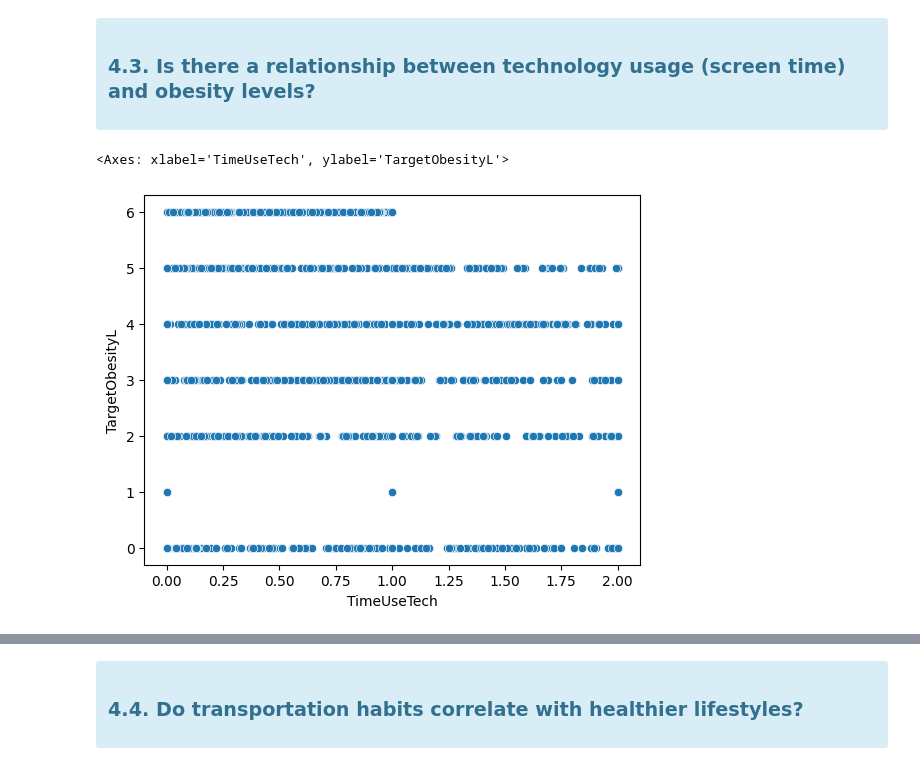
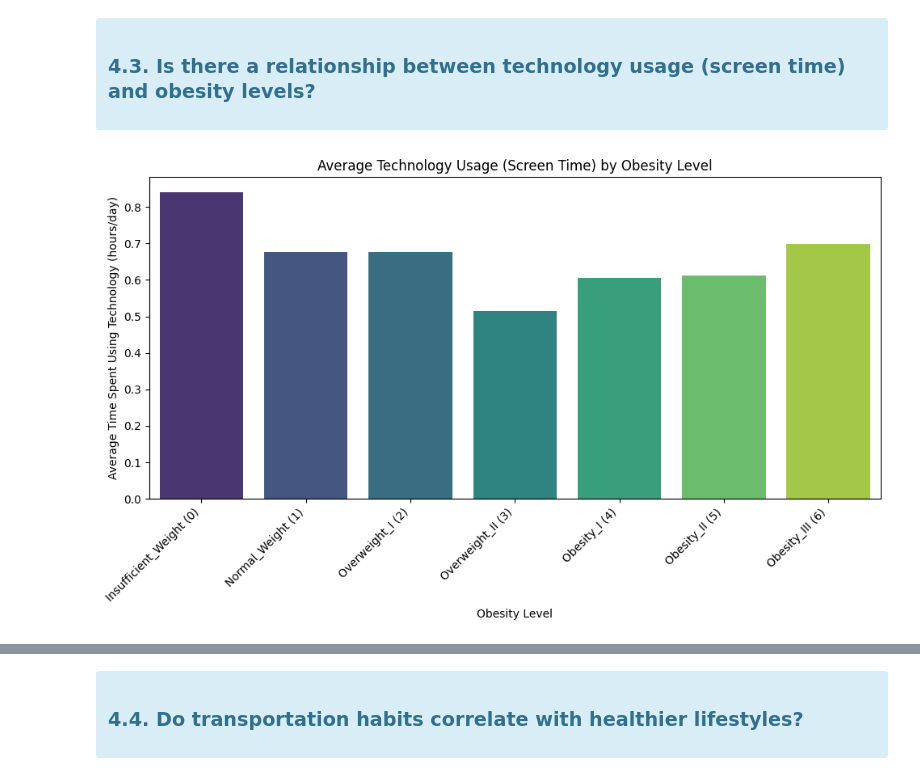
Before and after one commit to MInesGomes/DataScienceObesityLevels, a Jupyter notebook: DSGroup2.ipynb, the cells around one changed output, grey strips where cells are left out. Cells and saved outputs as stored; diff of their text form; code cells hidden in the pictures.

```diff
--- a/DSGroup2.ipynb
+++ b/DSGroup2.ipynb
@@ -1242,10 +1307,21 @@ sns.histplot(ax = Ax2, data = dfClean, x = 'Height', bins = 20)
 ### 4.3. Is there a relationship between technology usage (screen time) and obesity levels?
 
 </div>
-# %%
-# sns.countplot(x = 'TimeUseTech', hue = 'TargetObesityL', data = dfClean)
-# plt.ylabel('')
-sns.scatterplot( data = dfClean, x = 'TimeUseTech', y = 'TargetObesityL')
-# %% [output]
-<Axes: xlabel='TimeUseTech', ylabel='TargetObesityL'>
-[figure, removed]
+# %%
+import matplotlib.pyplot as plt
+import seaborn as sns
+import pandas as pd
+
+# Calculate the mean TimeUseTech for each Obesity Level
+mean_time_use_tech = dfOrdinalEnc.groupby('TargetObesityL')['TimeUseTech'].mean().reset_index()
+
+plt.figure(figsize=(10, 6))
+sns.barplot(x='TargetObesityL', y='TimeUseTech', data=mean_time_use_tech, palette='viridis', hue='TargetObesityL', legend=False)
+plt.title('Average Technology Usage (Screen Time) by Obesity Level')
+plt.xlabel('Obesity Level')
+plt.ylabel('Average Time Spent Using Technology (hours/day)')
+plt.xticks(ticks=range(len(ObesityLabels)), labels=ObesityLabels, rotation=45, ha='right')
+plt.tight_layout()
+plt.show()
+# %% [output]
+[figure, added]
```
Also changed, not shown: parts of 45 cells of this notebook.
